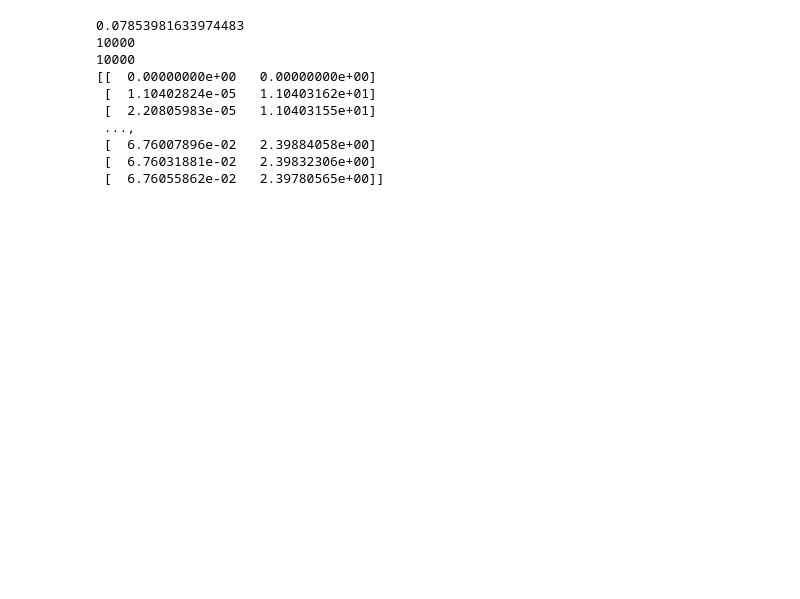
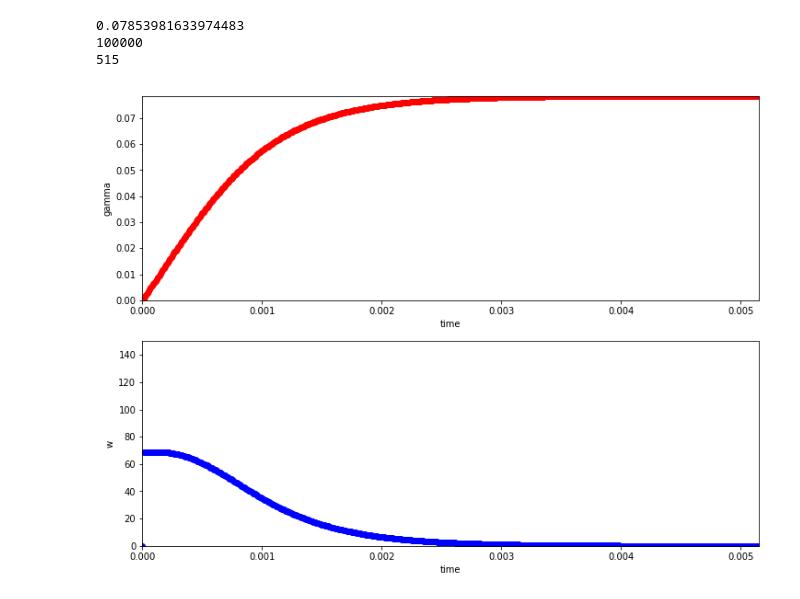
Before and after one commit to Paul-Burdekin/Nano-project, a Jupyter notebook: charge distribution correction 2102.ipynb, the cells around one changed output. Cells and saved outputs as stored; diff of their text form; code cells hidden in the pictures; blank space fills up the shorter version.

```diff
--- a/charge distribution correction 2102.ipynb
+++ b/charge distribution correction 2102.ipynb
@@ -196,12 +205,12 @@ def efficiency(E_in, E_out):
 # %%
 """Mathematical functions"""
 
-def func(x, A, B, C, D, E, F, G, H):
-    return A * (x**7) + B * (x**6) + C * (x**5)+ D * (x**4) + E * (x**3) + F * (x**2) + G * x + H
+def func(x, A, B, C, D, E, F, G, H, J, K, L):
+    return A * (x**10) + B * (x**9) + C * (x**8)+ D * (x**7) + E * (x**6) + F * (x**5) + G * (x**4) + H * (x**3) + J * (x**2) + K * x + L
 
 def solvr( Y, t, params):
-    const, A, B, C, D, E, F, G, H = params
-    return [ Y[1], ( A * (Y[0]**7) + B * (Y[0]**6) + C * (Y[0]**5) + D * (Y[0]**4) + E * (Y[0]**3) + F * (Y[0]**2) + G * Y[0] + H - const * Y[1]) ]
+    const, A, B, C, D, E, F, G, H, J, K, L = params
+    return [ Y[1], ( A * (Y[0]**10) + B * (Y[0]**9) + C * (Y[0]**8)+ D * (Y[0]**7) + E * (Y[0]**6) + F * (Y[0]**5) + G * (Y[0]**4) + H * (Y[0]**3) + J * (Y[0]**2) + K * Y[0] + L - const * Y[1]) ]
 # %%
 """Initial parameters:"""
 '''QDs'''
@@ -281,8 +292,8 @@ plt.show()
 # %%
 """Solve ODE for motor with viscous drag"""
-params = [ (constant*(Rp/2))/I , A/I, B/I, C/I, D/I, E/I, F/I, G/I, H/I ]
-tStop = 1e-2
-tInc = 1e-6
+params = [ (constant*((Rp-(r/4))/2))/I , A/I, B/I, C/I, D/I, E/I, F/I, G/I, H/I, J/I, K/I, L/I ]
+tStop = 1
+tInc = 1e-5
 t_array = np.arange( 0, tStop, tInc)
 sol = odeint( solvr, [0,0], t_array, args=(params,) )
 # %%
@@ -299,15 +310,27 @@ print (len(t_array))
 print (keep_i)
 snipped_sol = np.zeros((keep_i, 2))
 snipped_sol = sol[:keep_i]
-print (snipped_sol)
+#print (snipped_sol)
 # %% [output]
 0.07853981633974483
-10000
-10000
-[[  0.00000000e+00   0.00000000e+00]
- [  1.10402824e-05   1.10403162e+01]
- [  2.20805983e-05   1.10403155e+01]
- ...,
- [  6.76007896e-02   2.39884058e+00]
- [  6.76031881e-02   2.39832306e+00]
- [  6.76055862e-02   2.39780565e+00]]
+100000
+515
+# %%
+"""Plot solution"""
+fig3 = plt.figure(figsize=(12, 9))
+cx1 = fig3.add_subplot(211)
+cx1.set_xlabel('time')
+cx1.set_ylabel('gamma')
+cx1.set_ylim( 0 , step )
+cx1.set_xlim( 0 , t_array[keep_i] )
+cx2 = fig3.add_subplot(212)
+cx2.set_xlabel('time')
+cx2.set_ylabel('w')
+cx2.set_ylim( 0 , 150 )
+cx2.set_xlim( 0 , t_array[keep_i] )
+for i in np.arange( 0, len(snipped_sol) ):
+    cx1.scatter( t_array[i], snipped_sol[i][0], color='r' )
+    cx2.scatter( t_array[i], snipped_sol[i][1], color='b' )
+plt.show()
+# %% [output]
+[figure, added]
```
Also changed, not shown: parts of 10 cells of this notebook.
